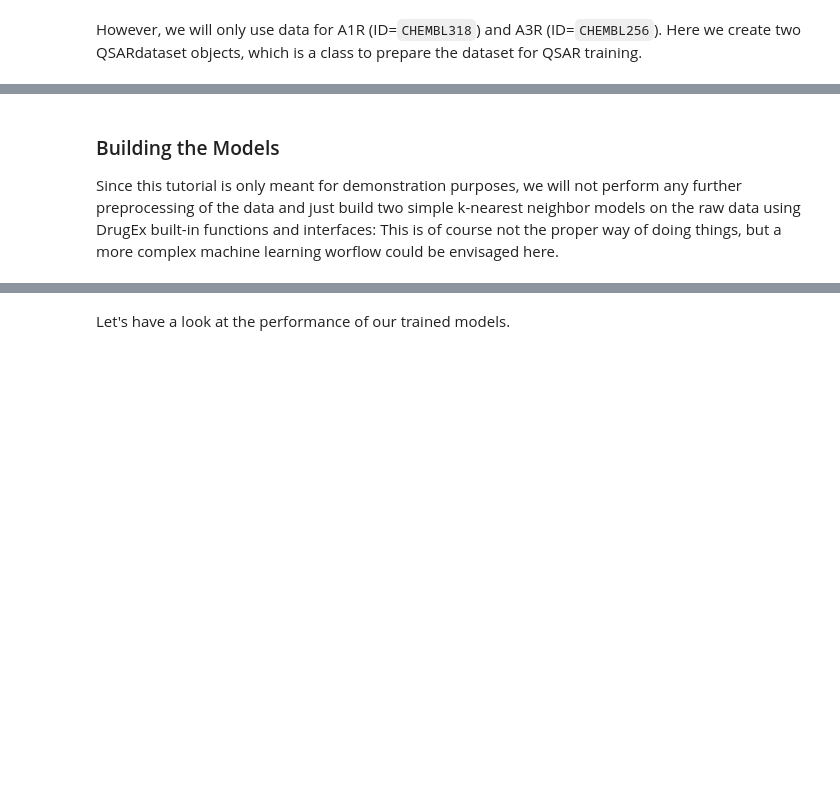
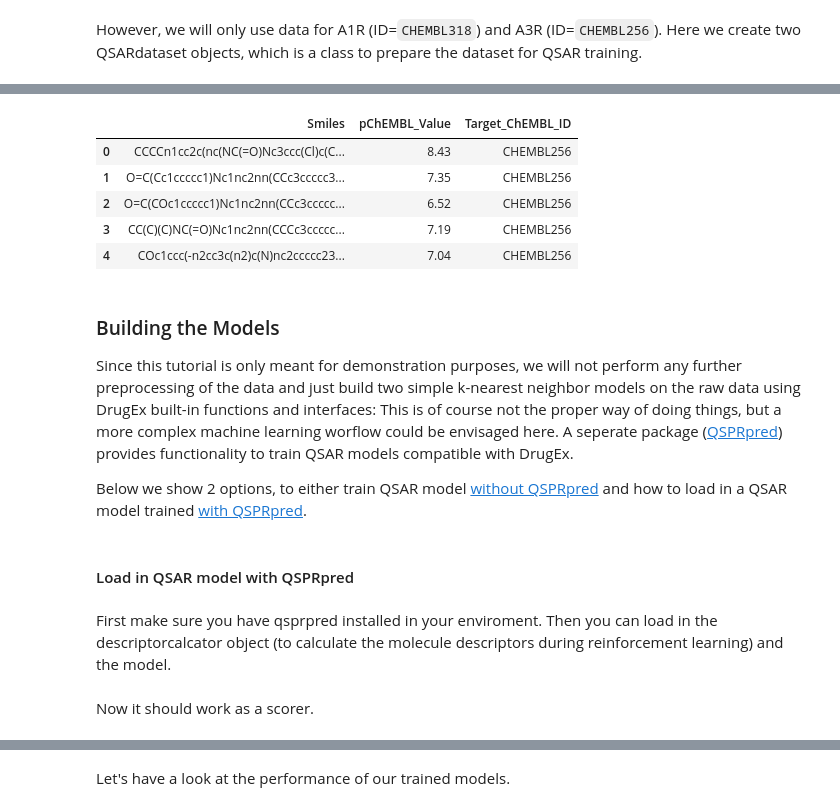
Before and after one commit to CDDLeiden/DrugEx, a Jupyter notebook: tutorial/rl_optimization.ipynb, the cells around one changed output, grey strips where cells are left out. Drawn from its saved outputs; the diff is of its cells as text; code cells hidden in the pictures; blank space fills up the shorter version.

Commit message:
Added qsprpred to tutorial rl_optimization

```diff
--- a/tutorial/rl_optimization.ipynb
+++ b/tutorial/rl_optimization.ipynb
@@ -94,5 +68,23 @@ A3R test set shape is: (549, 2067), y: (549,)
+# %%
+df_a3.head()
+# %% [output]
+|  | Smiles | pChEMBL_Value | Target_ChEMBL_ID |
+| 0 | CCCCn1cc2c(nc(NC(=O)Nc3ccc(Cl)c(C... | 8.43 | CHEMBL256 |
+| 1 | O=C(Cc1ccccc1)Nc1nc2nn(CCc3ccccc3... | 7.35 | CHEMBL256 |
+| 2 | O=C(COc1ccccc1)Nc1nc2nn(CCc3ccccc... | 6.52 | CHEMBL256 |
+| 3 | CC(C)(C)NC(=O)Nc1nc2nn(CCCc3ccccc... | 7.19 | CHEMBL256 |
+| 4 | COc1ccc(-n2cc3c(n2)c(N)nc2ccccc23... | 7.04 | CHEMBL256 |
 # %% [markdown]
 ### Building the Models
 
 Since this tutorial is only meant for demonstration purposes, we will not perform any further preprocessing of the data and just build two simple k-nearest neighbor models on the raw data using DrugEx built-in functions and interfaces:
 This is of course not the proper way of doing things, but a more complex machine learning worflow could be envisaged here.
+A seperate package ([QSPRpred](https://gitlab.services.universiteitleiden.nl/cdd/QSPRpred)) provides functionality to train
+QSAR models compatible with DrugEx.
+
+Below we show 2 options, to either train QSAR model [without QSPRpred](#train-qsar-model-using-sklearn) and how to load in a QSAR model trained [with QSPRpred](#).
+# %% [markdown]
+#### Load in QSAR model with QSPRpred
+# %% [markdown]
+First make sure you have qsprpred installed in your enviroment. Then you can load in the descriptorcalcator object
+(to calculate the molecule descriptors during reinforcement learning) and the model.
@@ -98,0 +101,2 @@ This is of course not the proper way of doing things, but a more complex machine
+# %% [markdown]
+Now it should work as a scorer.
```
Also changed, not shown: parts of 27 cells of this notebook, 3 other files.
